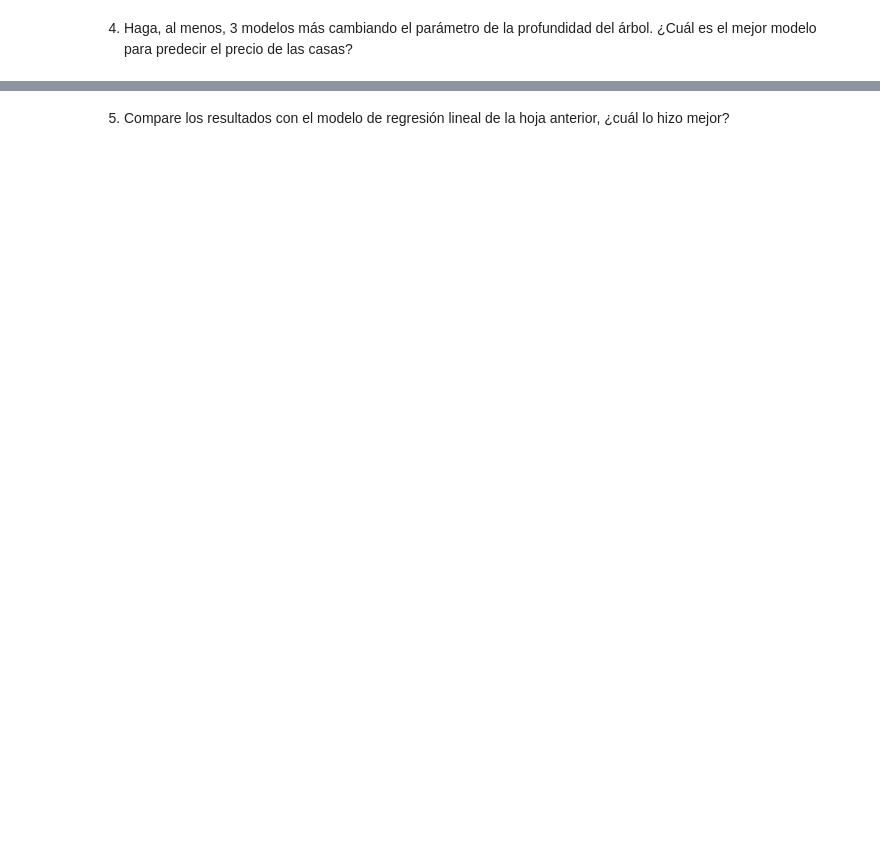
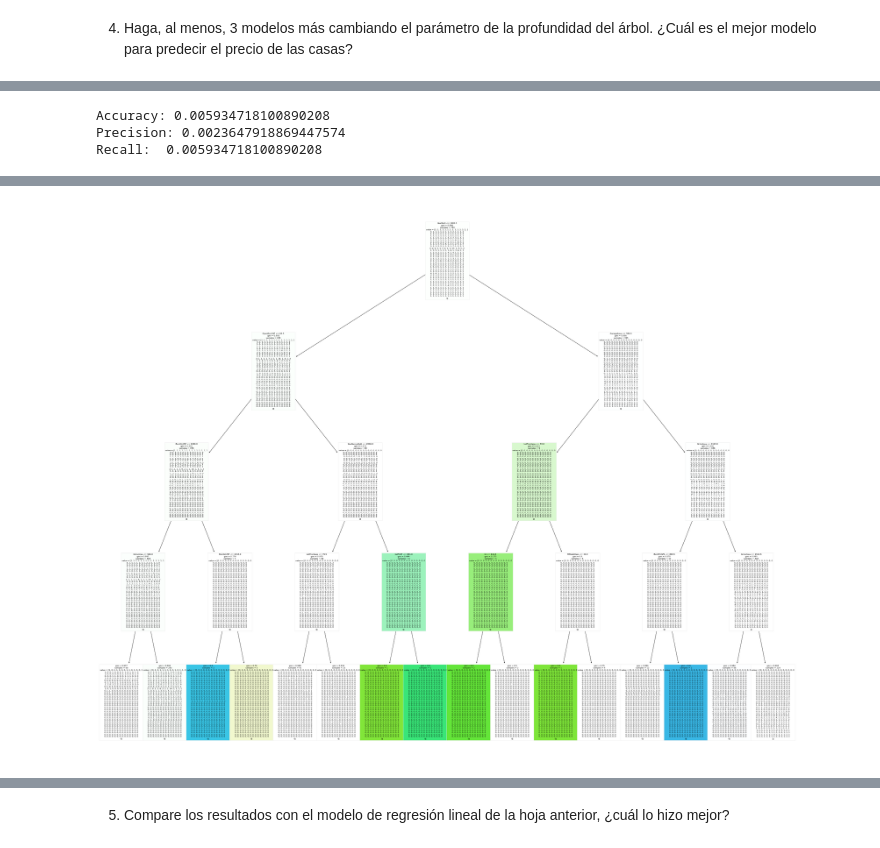
Before and after one commit to diego6ruiz/Mineria-HDT4, a Jupyter notebook: HDT4.ipynb, the cells around one changed output, grey strips where cells are left out. Saved outputs shown, nothing was run; the diff lists cells and outputs as text; code cells hidden in the pictures; blank space fills up the shorter version.

```diff
--- a/HDT4.ipynb
+++ b/HDT4.ipynb
@@ -65,0 +128,15 @@ X_train, X_test, y_train, y_test = train_test_split(X, Y, test_size=0.3,train_si
+# %%
+model2 = DecisionTreeClassifier(max_depth=10, random_state=42)
+model2 = model2.fit(X_train, y_train)
+y_pred2 = model2.predict(X_test)
+
+print ("Accuracy:",metrics.accuracy_score(y_test, y_pred2))
+print ("Precision:", metrics.precision_score(y_test,y_pred2,average='weighted', zero_division=0) )
+print ("Recall: ", metrics.recall_score(y_test,y_pred2,average='weighted', zero_division=0))
+
+fig = plt.figure(figsize=(25,20))
+tree.plot_tree(arbol,feature_names=X.columns, filled=True)
+# %% [output]
+Accuracy: 0.005934718100890208
+Precision: 0.0023647918869447574
+Recall:  0.005934718100890208
@@ -65,0 +160 @@ X_train, X_test, y_train, y_test = train_test_split(X, Y, test_size=0.3,train_si
+[figure, added]
```
Also changed, not shown: parts of 14 cells of this notebook.
